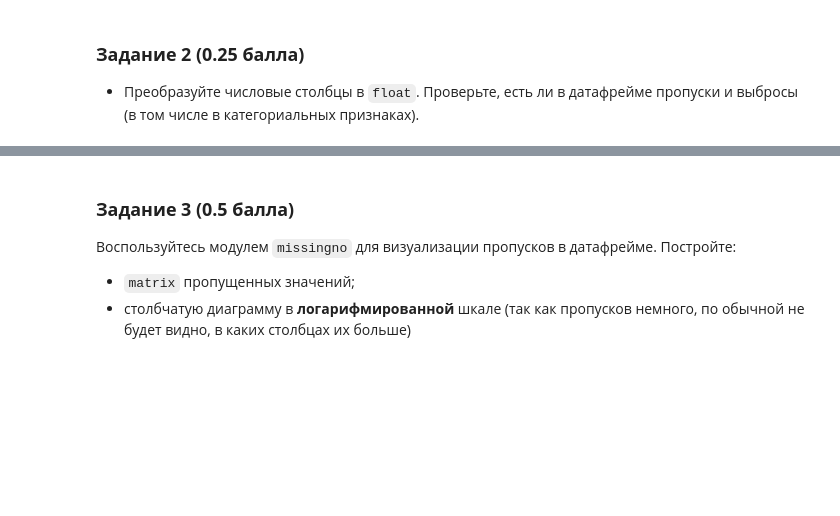
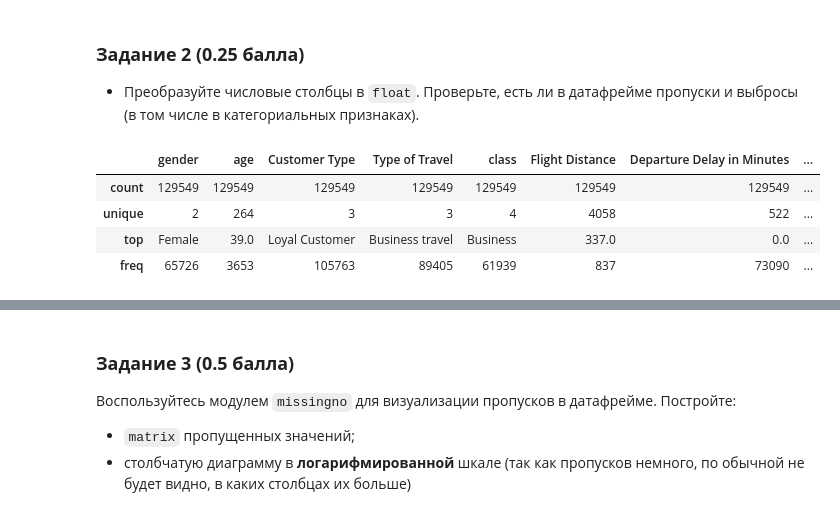
Before and after one commit to VladislavTokarev02/AI_ML_homework, a Jupyter notebook: Hometasks/Base/AI_HW4_woodenML_base.ipynb, the cells around one changed output, grey strips where cells are left out. Cells and saved outputs as stored; diff of their text form; code cells hidden in the pictures; blank space fills up the shorter version.

```diff
--- a/Hometasks/Base/AI_HW4_woodenML_base.ipynb
+++ b/Hometasks/Base/AI_HW4_woodenML_base.ipynb
@@ -170,0 +202,8 @@ assert df.shape == (129_549, 23)
+# %%
+data.describe()
+# %% [output]
+|  | gender | age | Customer Type | Type of Travel | class | Flight Distance | Departure Delay in Minutes | ... |
+| count | 129549 | 129549 | 129549 | 129549 | 129549 | 129549 | 129549 | ... |
+| unique | 2 | 264 | 3 | 3 | 4 | 4058 | 522 | ... |
+| top | Female | 39.0 | Loyal Customer | Business travel | Business | 337.0 | 0.0 | ... |
+| freq | 65726 | 3653 | 105763 | 89405 | 61939 | 837 | 73090 | ... |
```
Also changed, not shown: parts of 19 cells of this notebook.
